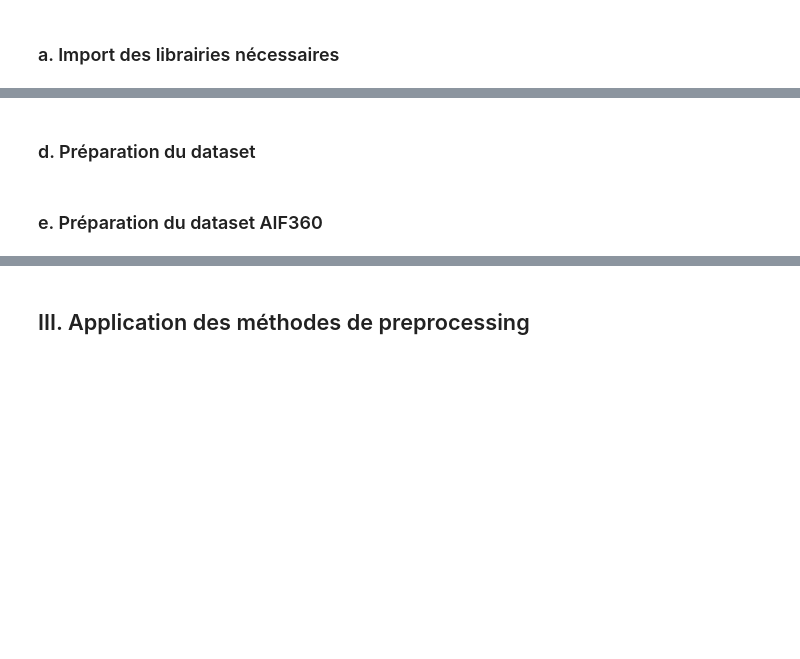
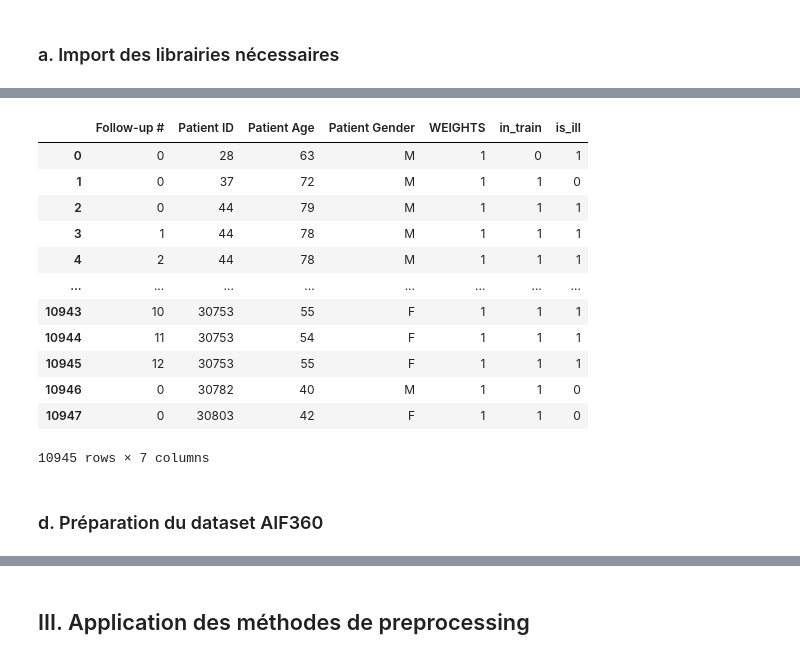
Before and after one commit to Raouf-Medj/projet-fairness, a Jupyter notebook: rendu.ipynb, the cells around one changed output, grey strips where cells are left out. Drawn from its saved outputs; the diff is of its cells as text; code cells hidden in the pictures; blank space fills up the shorter version.

```diff
--- a/rendu.ipynb
+++ b/rendu.ipynb
@@ -31,0 +178,10 @@ L’objectif de ce projet est d’**analyser un sous-ensemble de métadonnées e
+# %%
+# Fonction pour faire des train-test split:
+
+def train_test_split(df):
+    train_sain_path = DATA_DIR+"/train/sain"
+    train_malade_path = DATA_DIR+"/train/malade"
+
+    train_images = set(os.listdir(train_sain_path) + os.listdir(train_malade_path))
+
+    df["in_train"] = df["Image Index"].apply(lambda x: 1 if x in train_images else 0)
@@ -32,4 +246,24 @@ L’objectif de ce projet est d’**analyser un sous-ensemble de métadonnées e
+# %%
+# VERSION 2: encodage binaire (1 ssi patient malade) du label
+
+df_encoded_bool = df_others.copy()
+df_encoded_bool['is_ill'] = (df_encoded_bool['Finding Labels'] != 'No Finding').astype(int)
+df_encoded_bool = df_encoded_bool.drop(columns=['Finding Labels'])
+
+df_encoded_bool
+# %% [output]
+|  | Follow-up # | Patient ID | Patient Age | Patient Gender | WEIGHTS | in_train | is_ill |
+| 0 | 0 | 28 | 63 | M | 1 | 0 | 1 |
+| 1 | 0 | 37 | 72 | M | 1 | 1 | 0 |
+| 2 | 0 | 44 | 79 | M | 1 | 1 | 1 |
+| 3 | 1 | 44 | 78 | M | 1 | 1 | 1 |
+| 4 | 2 | 44 | 78 | M | 1 | 1 | 1 |
+| ... | ... | ... | ... | ... | ... | ... | ... |
+| 10943 | 10 | 30753 | 55 | F | 1 | 1 | 1 |
+| 10944 | 11 | 30753 | 54 | F | 1 | 1 | 1 |
+| 10945 | 12 | 30753 | 55 | F | 1 | 1 | 1 |
+| 10946 | 0 | 30782 | 40 | M | 1 | 1 | 0 |
+| 10947 | 0 | 30803 | 42 | F | 1 | 1 | 0 |
+10945 rows × 7 columns
 # %% [markdown]
-### d. Préparation du dataset
+### d. Préparation du dataset AIF360
-# %% [markdown]
-### e. Préparation du dataset AIF360
```
Also changed, not shown: parts of 28 cells of this notebook, 1 other file.
